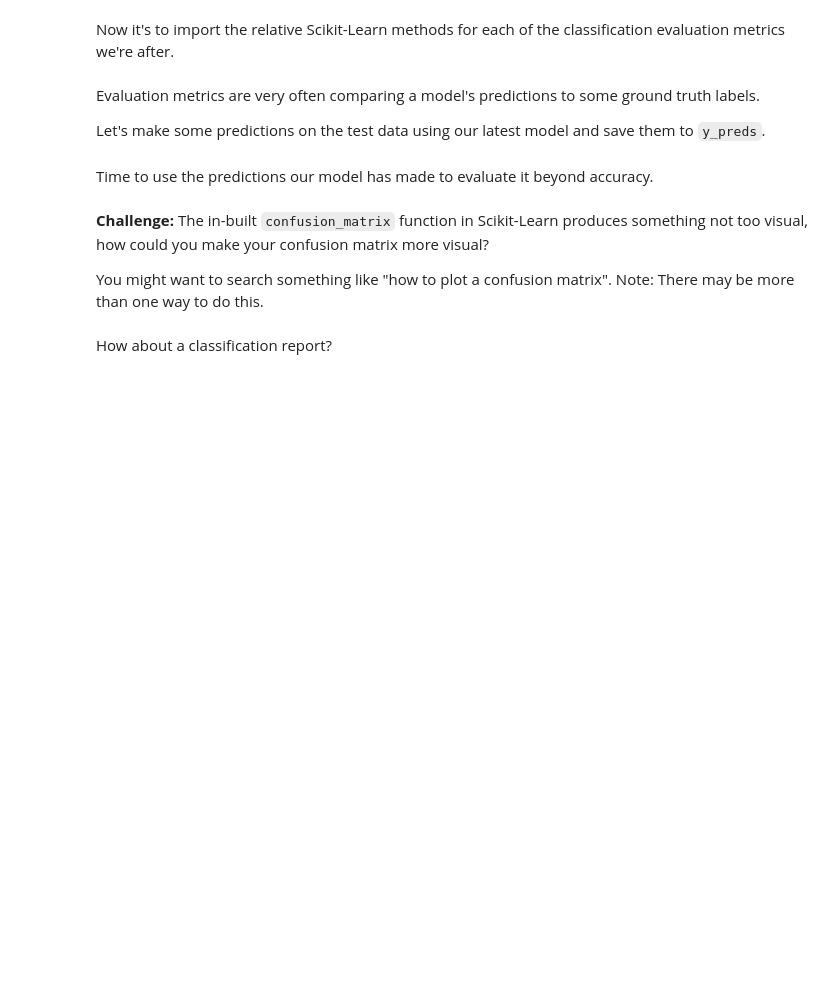
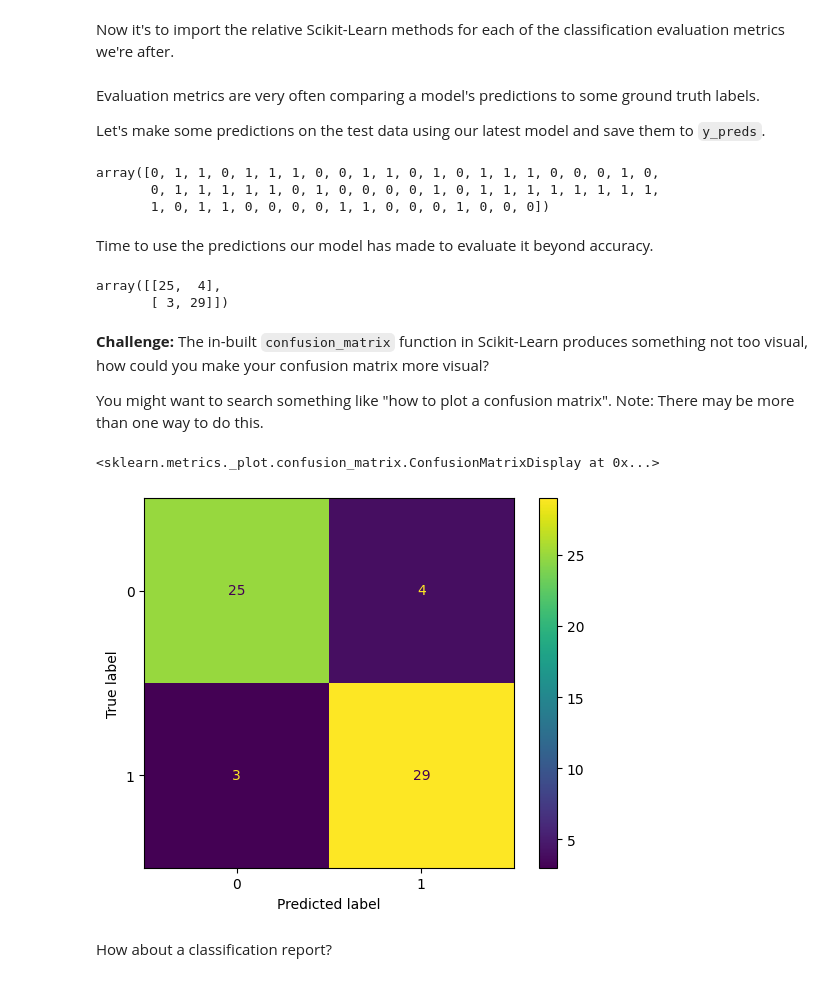
Before and after one commit to TherealOneC/zero-to-mastery-ml, a Jupyter notebook: section-2-data-science-and-ml-tools/scikit-learn-exercises.ipynb, the cells around one changed output. Saved outputs shown, nothing was run; the diff lists cells and outputs as text; code cells hidden in the pictures; blank space fills up the shorter version.

```diff
--- a/section-2-data-science-and-ml-tools/scikit-learn-exercises.ipynb
+++ b/section-2-data-science-and-ml-tools/scikit-learn-exercises.ipynb
@@ -332,11 +332,12 @@ from sklearn.model_selection import RandomizedSearchCV
 
 # Setup an instance of RandomizedSearchCV with a LogisticRegression() estimator,
 # our log_reg_grid as the param_distributions, a cv of 5 and n_iter of 5.
-rs_log_reg = RandomizedSearchCV(estimator=LogisticRegression,
+rs_log_reg = RandomizedSearchCV(estimator=LogisticRegression(),
                                 param_distributions=log_reg_grid,
                                 cv=5,
                                 n_iter=5,
-                                verbose=###)
+                                verbose=2)
 
 # Fit the instance of RandomizedSearchCV
+rs_log_reg.fit(X_train,y_train)
 # %% [output]
@@ -369,7 +398,9 @@ But when it comes to classification, you'll likely want to use a few more evalua
 Before we get to these, we'll instantiate a new instance of our model using the best hyerparameters found by `RandomizedSearchCV`.
 # %%
 # Instantiate a LogisticRegression classifier using the best hyperparameters from RandomizedSearchCV
-clf = LogisticRegression(###)
+clf = LogisticRegression(C=0.23, solver='liblinear')
 
+# Fit the LogisticRegression classifier to the training data
+clf.fit(X_train,y_train)
 # Fit the new instance of LogisticRegression with the best hyperparameters on the training data
-###
+clf.score(X_test,y_test)
@@ -390,19 +424,30 @@ Evaluation metrics are very often comparing a model's predictions to some ground
 Let's make some predictions on the test data using our latest model and save them to `y_preds`.
 # %%
 # Make predictions on test data and save them
-###
+y_preds=clf.predict(X_test)
+y_preds
+# %% [output]
+array([0, 1, 1, 0, 1, 1, 1, 0, 0, 1, 1, 0, 1, 0, 1, 1, 1, 0, 0, 0, 1, 0,
+       0, 1, 1, 1, 1, 1, 0, 1, 0, 0, 0, 0, 1, 0, 1, 1, 1, 1, 1, 1, 1, 1,
+       1, 0, 1, 1, 0, 0, 0, 0, 1, 1, 0, 0, 0, 1, 0, 0, 0])
 # %% [markdown]
 Time to use the predictions our model has made to evaluate it beyond accuracy.
 # %%
 # Create a confusion matrix using the confusion_matrix function
-###
+confusion_matrix(y_test,y_preds)
+# %% [output]
+array([[25,  4],
+       [ 3, 29]])
 # %% [markdown]
 **Challenge:** The in-built `confusion_matrix` function in Scikit-Learn produces something not too visual, how could you make your confusion matrix more visual?
 
 You might want to search something like "how to plot a confusion matrix". Note: There may be more than one way to do this.
 # %%
 # Create a more visual confusion matrix
-###
+ConfusionMatrixDisplay.from_estimator(clf, X_test, y_test)
+# %% [output]
+<sklearn.metrics._plot.confusion_matrix.ConfusionMatrixDisplay at 0x...>
+[figure, added]
 # %% [markdown]
 How about a classification report?
 # %%
```
Also changed, not shown: parts of 43 cells of this notebook.
